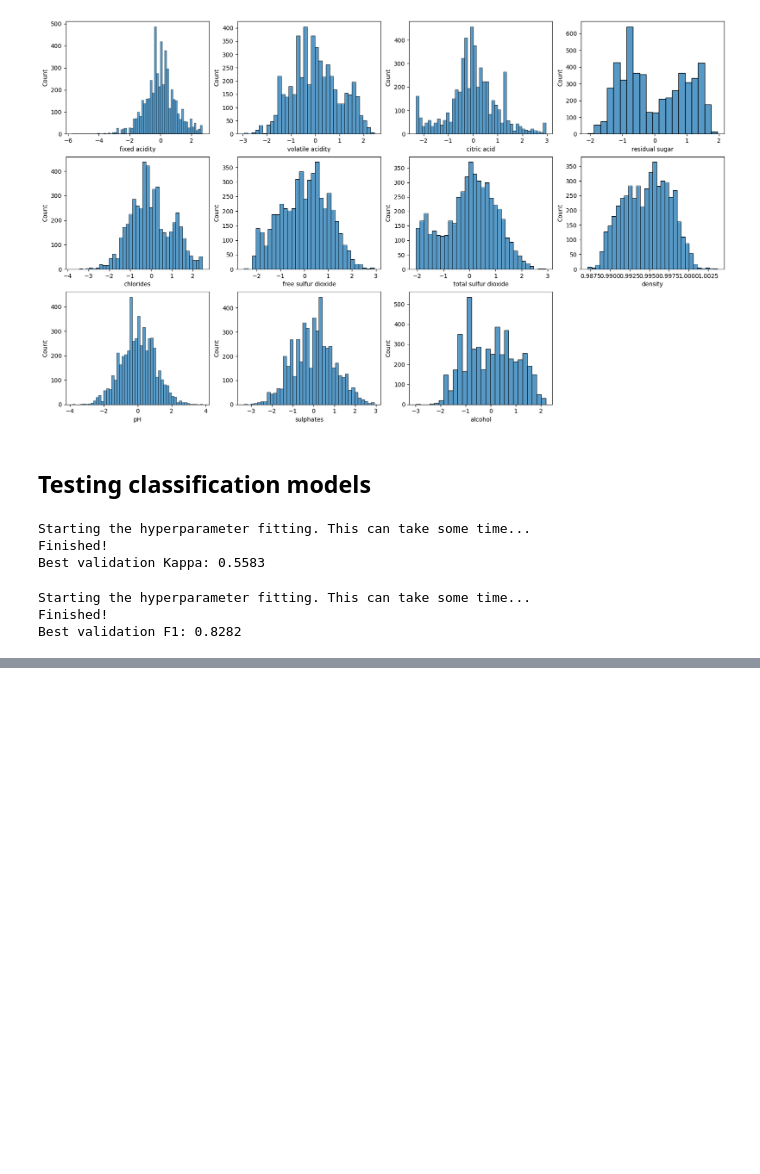
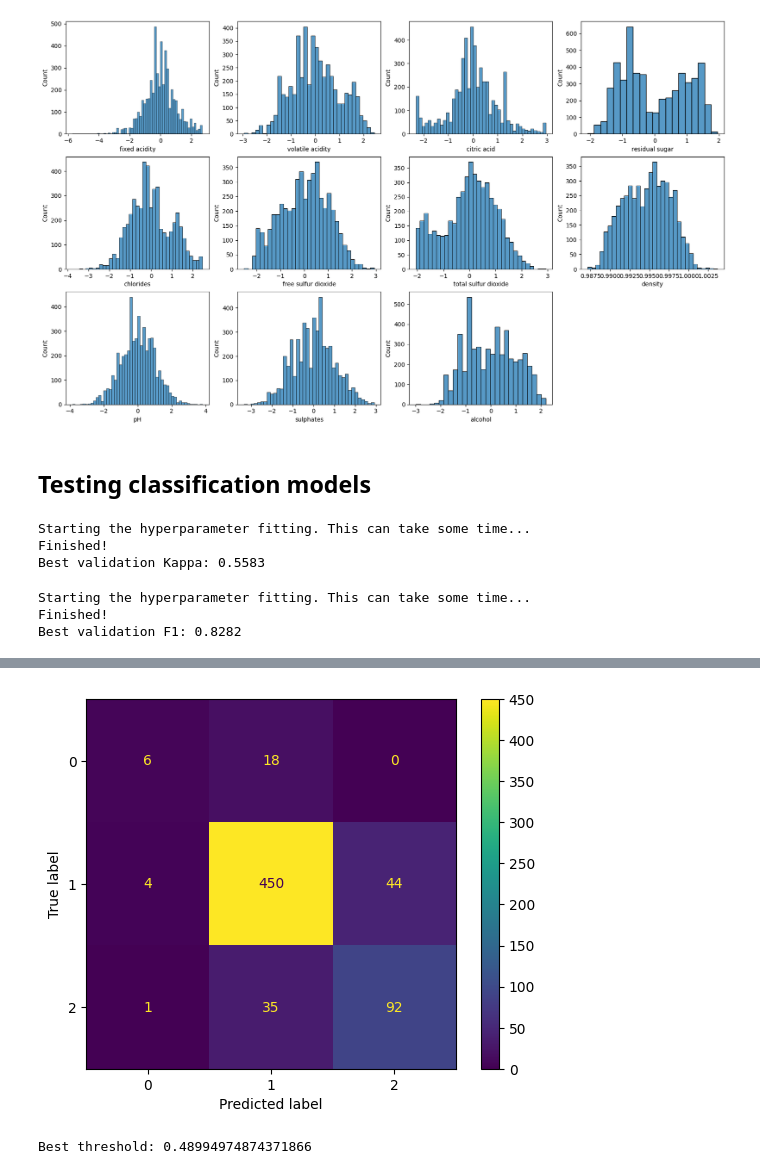
Before and after one commit to LeonardoStabile1/Wine-Quality-Classifier, a Jupyter notebook: notebooks/test_notebook.ipynb, the cells around one changed output, grey strips where cells are left out. Drawn from its saved outputs; the diff is of its cells as text; code cells hidden in the pictures; blank space fills up the shorter version.

```diff
--- a/notebooks/notebook.ipynb
+++ b/notebooks/test_notebook.ipynb
@@ -410,0 +411,31 @@ Test F1: 0.9252
+# %%
+from sklearn.metrics import confusion_matrix, ConfusionMatrixDisplay
+import matplotlib.pyplot as plt
+
+y_pred = estimator.predict(X_test)
+
+cm = confusion_matrix(y_test, y_pred)
+
+disp = ConfusionMatrixDisplay(confusion_matrix=cm)
+disp.plot()
+plt.show()
+# %% [output]
+[figure, added]
+# %%
+import numpy as np
+from sklearn.metrics import f1_score
+
+y_proba = estimator.predict_proba(X_test)
+
+thresholds = np.linspace(0.1, 0.9, 200)
+f1_scores = []
+
+for t in thresholds:
+    y_pred_thresh = np.where(y_proba[:, 2] >= t, 2, np.argmax(y_proba, axis=1))
+    f1 = f1_score(y_test, y_pred_thresh, average='weighted')
+    f1_scores.append(f1)
+
+best_t = thresholds[np.argmax(f1_scores)]
+print("Best threshold:", best_t)
+# %% [output]
+Best threshold: 0.48994974874371866
```
Also changed, not shown: parts of 4 cells of this notebook, 5 other files.
